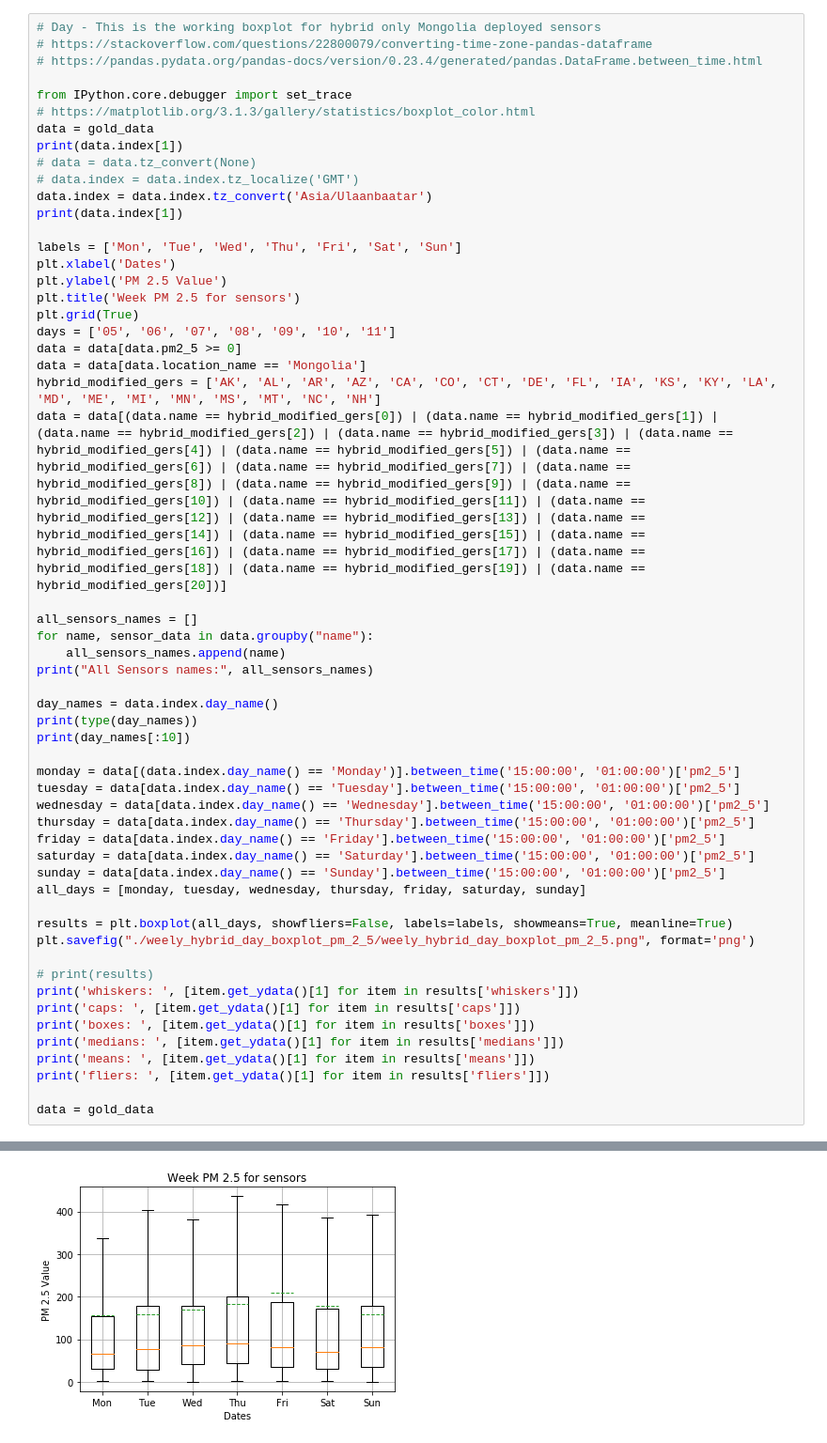
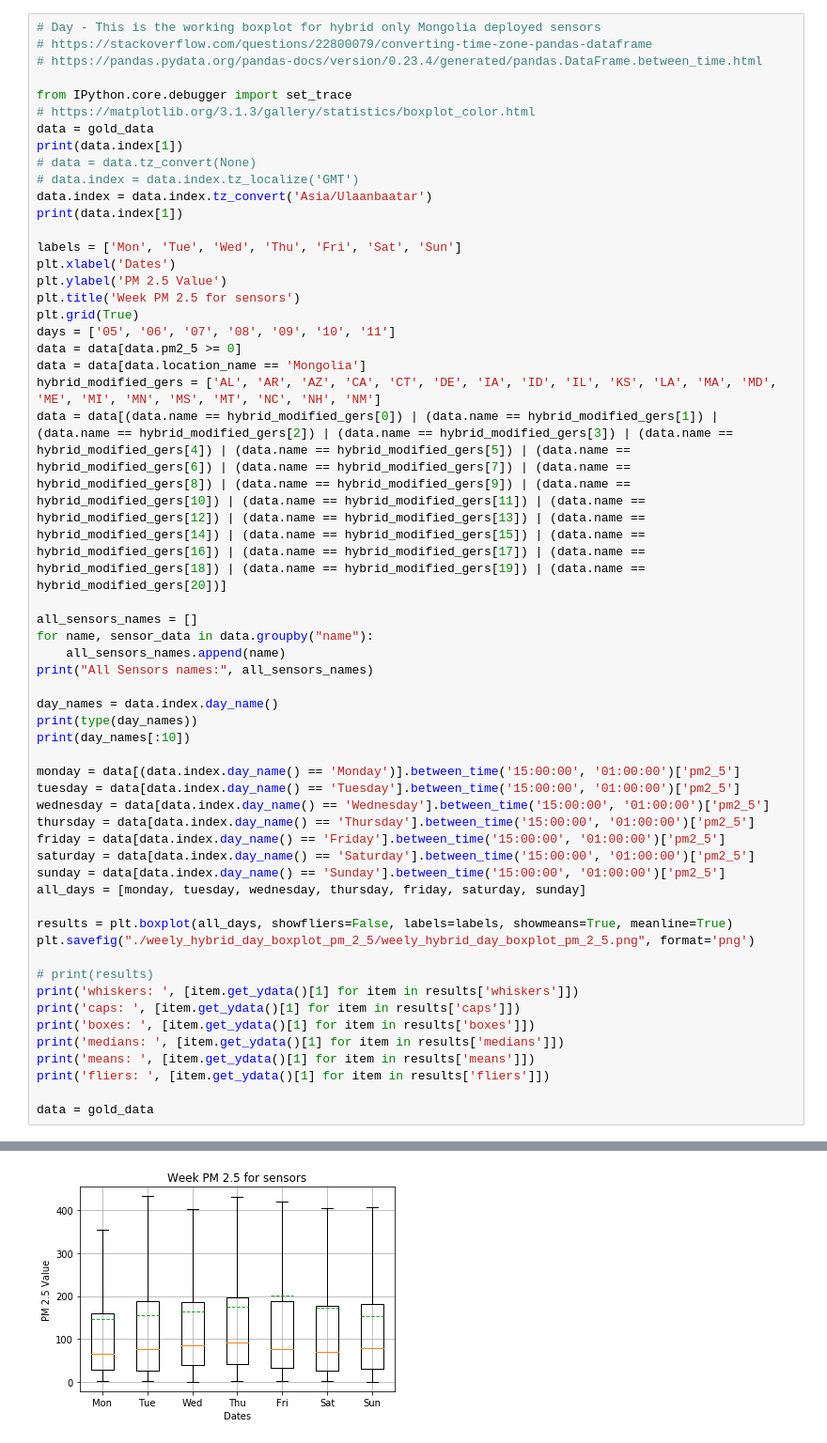
Before and after one commit to ylehilds/analyzing-mongolia-air-quality, a Jupyter notebook: day_vs_night/day_vs_night.ipynb, the cells around one changed output, grey strips where cells are left out. Shown at 94% size. Saved outputs shown, nothing was run; the diff lists cells and outputs as text.

```diff
--- a/day_vs_night/day_vs_night.ipynb
+++ b/day_vs_night/day_vs_night.ipynb
@@ -105,7 +104,7 @@ plt.grid(True)
 days = ['05', '06', '07', '08', '09', '10', '11']
 data = data[data.pm2_5 >= 0]
 data = data[data.location_name == 'Mongolia']
-hybrid_modified_gers = ['AK', 'AL', 'AR', 'AZ', 'CA', 'CO', 'CT', 'DE', 'FL', 'IA', 'KS', 'KY', 'LA', 'MD', 'ME', 'MI', 'MN', 'MS', 'MT', 'NC', 'NH']
+hybrid_modified_gers = ['AL', 'AR', 'AZ', 'CA', 'CT', 'DE', 'IA', 'ID', 'IL', 'KS', 'LA', 'MA', 'MD', 'ME', 'MI', 'MN', 'MS', 'MT', 'NC', 'NH', 'NM']
 data = data[(data.name == hybrid_modified_gers[0]) | (data.name == hybrid_modified_gers[1]) | (data.name == hybrid_modified_gers[2]) | (data.name == hybrid_modified_gers[3]) | (data.name == hybrid_modified_gers[4]) | (data.name == hybrid_modified_gers[5]) | (data.name == hybrid_modified_gers[6]) | (data.name == hybrid_modified_gers[7]) | (data.name == hybrid_modified_gers[8]) | (data.name == hybrid_modified_gers[9]) | (data.name == hybrid_modified_gers[10]) | (data.name == hybrid_modified_gers[11]) | (data.name == hybrid_modified_gers[12]) | (data.name == hybrid_modified_gers[13]) | (data.name == hybrid_modified_gers[14]) | (data.name == hybrid_modified_gers[15]) | (data.name == hybrid_modified_gers[16]) | (data.name == hybrid_modified_gers[17]) | (data.name == hybrid_modified_gers[18]) | (data.name == hybrid_modified_gers[19]) | (data.name == hybrid_modified_gers[20])]
 
 all_sensors_names = []
@@ -154,5 +153,5 @@ means:  [155.92442182001005, 158.88481403767668, 169.4802347370429, 182.92806347
 fliers:  []
-[figure, old version]
+[figure, new version]
 # %%
 # Day each sensors - This is the working boxplot for hybrid only Mongolia deployed sensors
 # https://stackoverflow.com/questions/22800079/converting-time-zone-pandas-dataframe
```
Also changed, not shown: parts of 5 cells of this notebook, 13 other files.
